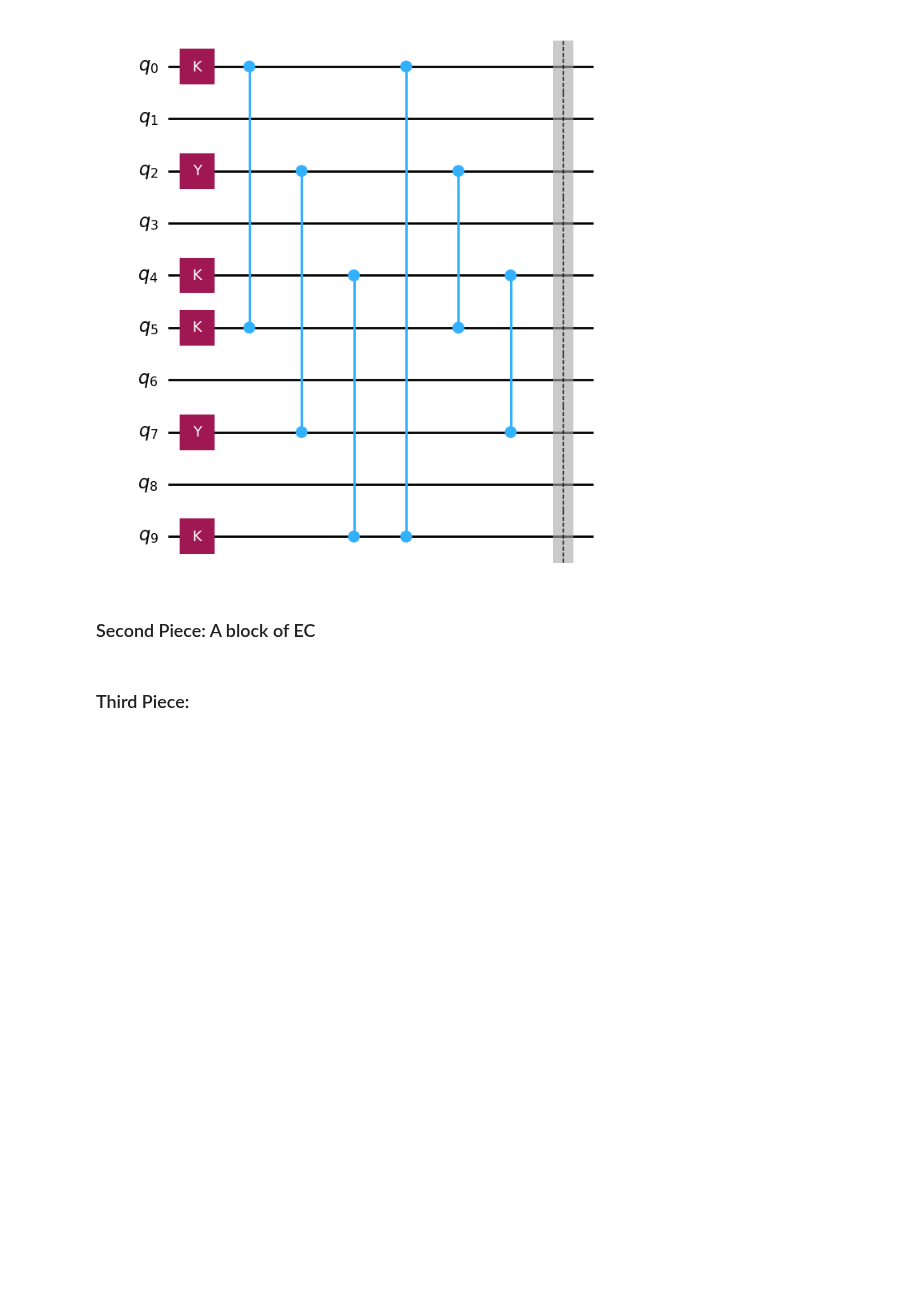
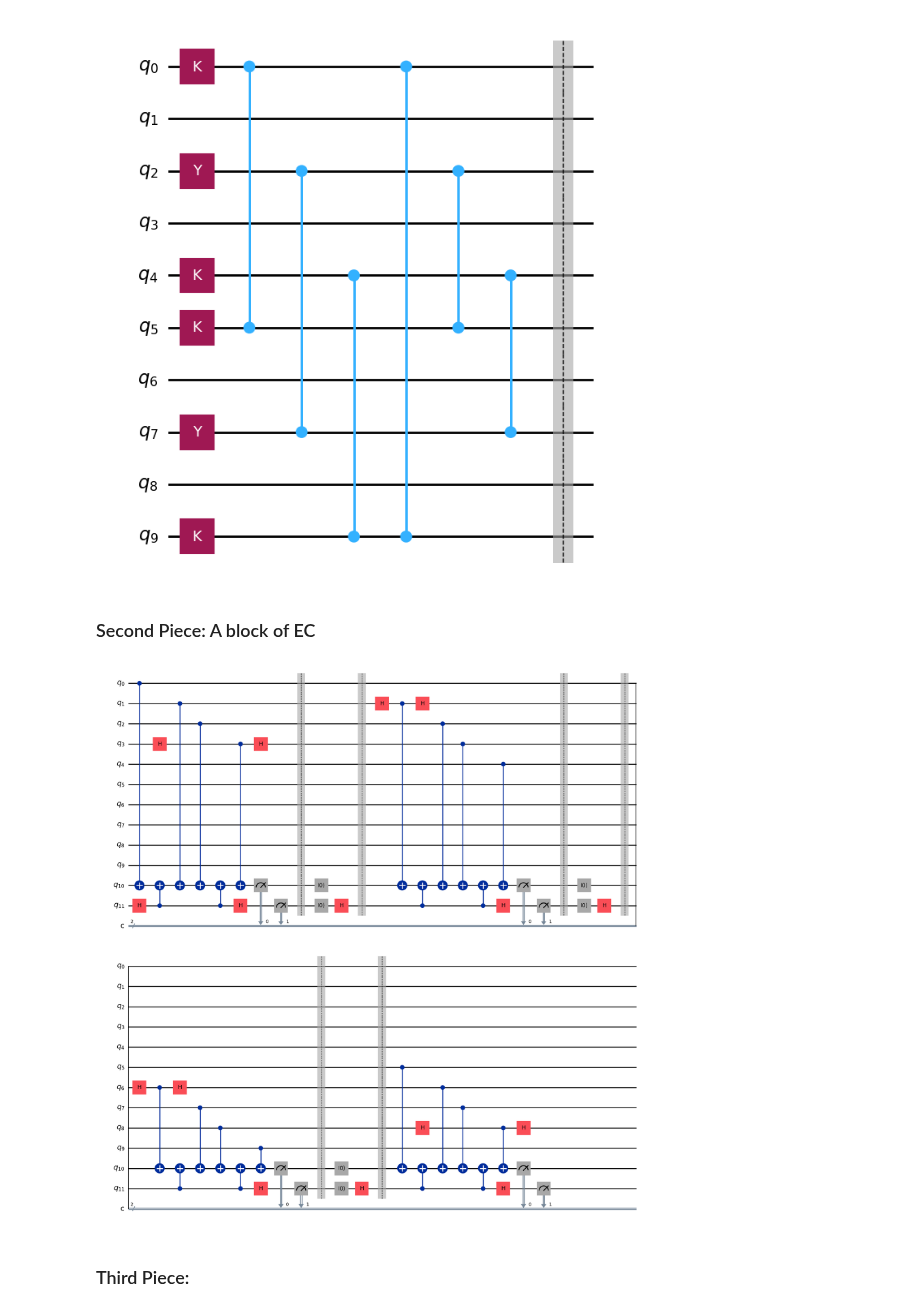
Before and after one commit to Sal7ySalt/Smallest-MSD-Protocol, a Jupyter notebook: 5_qubit_code/5_qubit_code.ipynb, the cells around one changed output. Cells and saved outputs as stored; diff of their text form; code cells hidden in the pictures; blank space fills up the shorter version.

```diff
--- a/5_qubit_code/5_qubit_code.ipynb
+++ b/5_qubit_code/5_qubit_code.ipynb
@@ -338,6 +338,95 @@ display(CZ1.draw(output='mpl'))
 [figure]
 # %% [markdown]
 ### Second Piece: A block of EC
+# %%
+middle_EC = QuantumCircuit(12, 2)
+middle_EC.h(11)
+
+# Measuring -ZZZXI IIIII
+middle_EC.cx(0, 10)
+
+middle_EC.cx(11, 10)
+
+middle_EC.cx(1, 10)
+middle_EC.cx(2, 10)
+
+middle_EC.cx(11, 10)
+
+middle_EC.h(3)
+middle_EC.cx(3, 10)
+middle_EC.h(3)
+
+middle_EC.h(11)
+middle_EC.measure([10, 11], [0, 1])
+
+middle_EC.barrier()
+middle_EC.reset(10)
+middle_EC.reset(11)
+middle_EC.h(11)
+middle_EC.barrier()
+
+# Measuring -IXZZZ IIIII
+middle_EC.h(1)
+middle_EC.cx(1, 10)
+middle_EC.h(1)
+
+middle_EC.cx(11, 10)
+
+middle_EC.cx(2, 10)
+middle_EC.cx(3, 10)
+
+middle_EC.cx(11, 10)
+
+middle_EC.cx(4, 10)
+
+middle_EC.h(11)
+middle_EC.measure([10, 11], [0, 1])
+middle_EC.barrier()
+
+middle_EC.reset(10)
+middle_EC.reset(11)
+middle_EC.h(11)
+middle_EC.barrier()
+
+# Measuring -IIIII IXZZZ
+middle_EC.h(6)
+middle_EC.cx(6, 10)
+middle_EC.h(6)
+
+middle_EC.cx(11, 10)
+
+middle_EC.cx(7, 10)
+middle_EC.cx(8, 10)
+
+middle_EC.cx(11, 10)
+
+middle_EC.cx(9, 10)
+
+middle_EC.h(11)
+middle_EC.measure([10, 11], [0, 1])
+middle_EC.barrier()
+
+middle_EC.reset(10)
+middle_EC.reset(11)
+middle_EC.h(11)
+middle_EC.barrier()
+
+# Measuring -IIIII ZZZXI
+middle_EC.cx(5, 10)
+middle_EC.cx(11, 10)
+middle_EC.cx(6, 10)
+middle_EC.cx(7, 10)
+middle_EC.cx(11, 10)
+middle_EC.h(8)
+middle_EC.cx(8, 10)
+middle_EC.h(8)
+
+middle_EC.h(11)
+middle_EC.measure([10, 11], [0, 1])
+
+display(middle_EC.draw(output='mpl'))
+# %% [output]
+[figure, added]
 # %% [markdown]
 ### Third Piece:
 # %%
```
Also changed, not shown: parts of 4 cells of this notebook.
